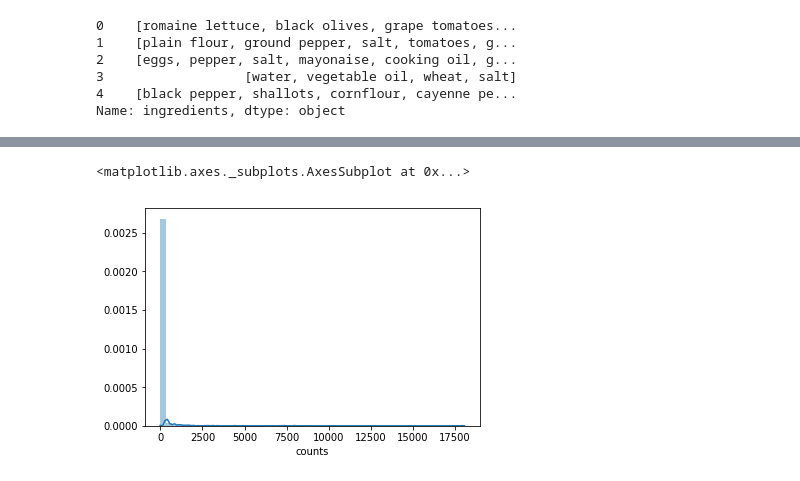
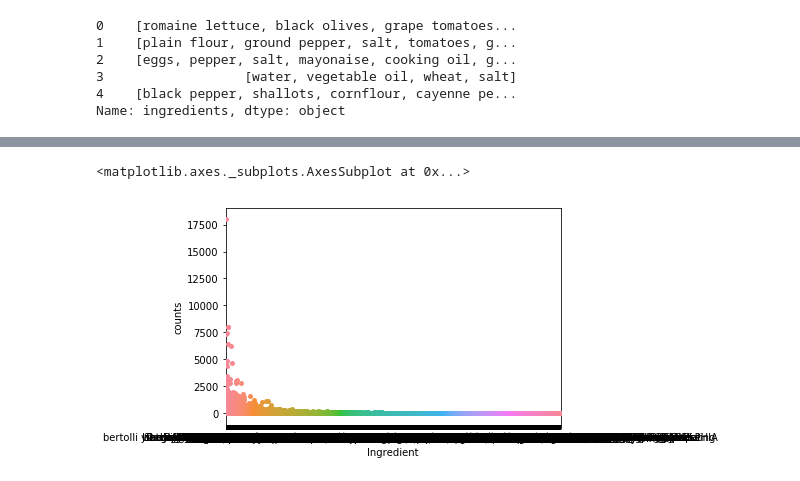
Before and after one commit to shabbir12hasan/MachineLearningCodeBackup, a Jupyter notebook: Kaggle/WhatsCooking/Data_cleaning/whatsCooking_v1.ipynb, the cells around one changed output, grey strips where cells are left out. Cells and saved outputs as stored; diff of their text form; code cells hidden in the pictures.

```diff
--- a/Kaggle/WhatsCooking/Data_cleaning/whatsCooking_v1.ipynb
+++ b/Kaggle/WhatsCooking/Data_cleaning/whatsCooking_v1.ipynb
@@ -152,4 +174,4 @@ ingredients_holder
  ...}
 # %%
-df = pd.DataFrame(list(ingredients_holder.items()), columns=['Ingredient', 'counts'])
+df_ingr = pd.DataFrame(list(ingredients_holder.items()), columns=['ingredient', 'counts'])
 # %%
@@ -178,5 +265,5 @@ import seaborn as sn
 # %%
-sn.distplot(df.counts)
+sn.stripplot(df.Ingredient, df.counts)
 # %% [output]
 <matplotlib.axes._subplots.AxesSubplot at 0x...>
-[figure, old version]
+[figure, new version]
```
Also changed, not shown: parts of 17 cells of this notebook.
